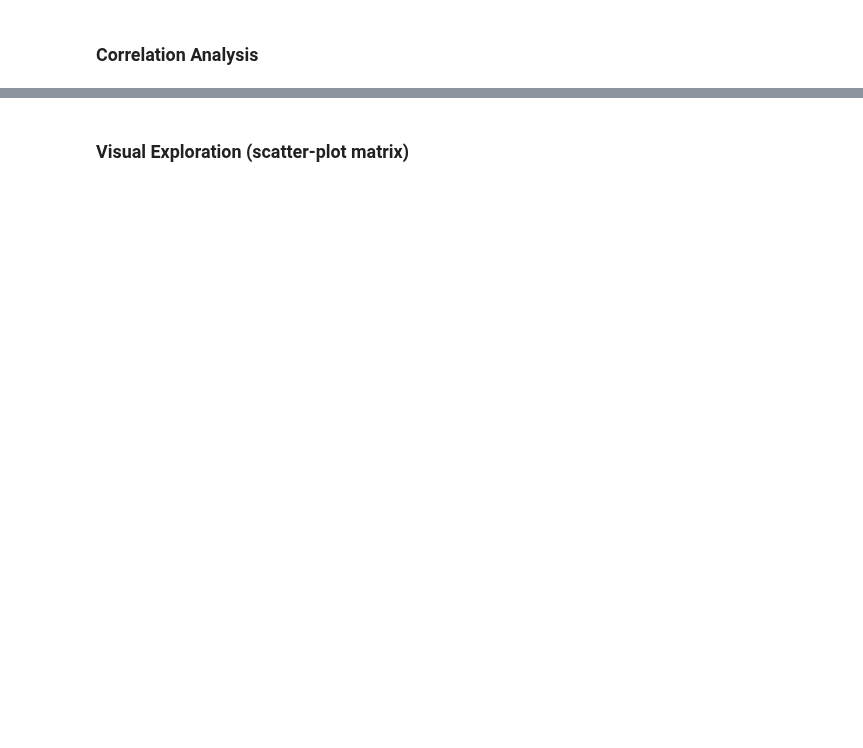
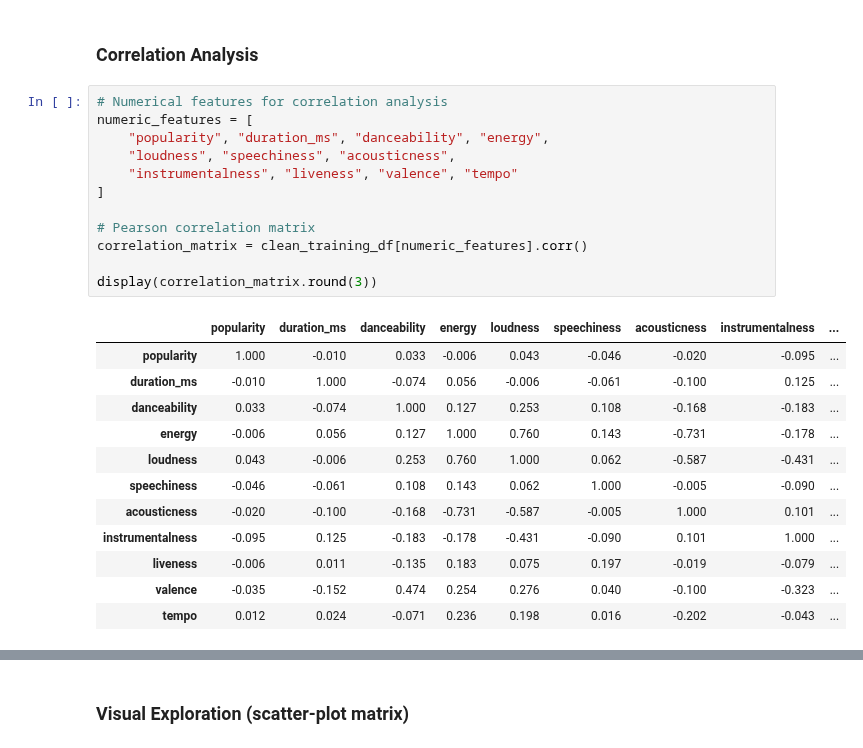
Before and after one commit to alexander-martrain/Song-Data-Mining, a Jupyter notebook: notebooks/project_cluster_cmps451.ipynb, the cells around one changed output, grey strips where cells are left out. Drawn from its saved outputs; the diff is of its cells as text; blank space fills up the shorter version.

```diff
--- a/notebooks/project_cluster_cmps451.ipynb
+++ b/notebooks/project_cluster_cmps451.ipynb
@@ -701,2 +747,27 @@ clean_training_df.loc[
 # %% [markdown]
 ### Correlation Analysis
+# %%
+# Numerical features for correlation analysis
+numeric_features = [
+    "popularity", "duration_ms", "danceability", "energy",
+    "loudness", "speechiness", "acousticness",
+    "instrumentalness", "liveness", "valence", "tempo"
+]
+
+# Pearson correlation matrix
+correlation_matrix = clean_training_df[numeric_features].corr()
+
+display(correlation_matrix.round(3))
+# %% [output]
+|  | popularity | duration_ms | danceability | energy | loudness | speechiness | acousticness | instrumentalness | ... |
+| popularity | 1.000 | -0.010 | 0.033 | -0.006 | 0.043 | -0.046 | -0.020 | -0.095 | ... |
+| duration_ms | -0.010 | 1.000 | -0.074 | 0.056 | -0.006 | -0.061 | -0.100 | 0.125 | ... |
+| danceability | 0.033 | -0.074 | 1.000 | 0.127 | 0.253 | 0.108 | -0.168 | -0.183 | ... |
+| energy | -0.006 | 0.056 | 0.127 | 1.000 | 0.760 | 0.143 | -0.731 | -0.178 | ... |
+| loudness | 0.043 | -0.006 | 0.253 | 0.760 | 1.000 | 0.062 | -0.587 | -0.431 | ... |
+| speechiness | -0.046 | -0.061 | 0.108 | 0.143 | 0.062 | 1.000 | -0.005 | -0.090 | ... |
+| acousticness | -0.020 | -0.100 | -0.168 | -0.731 | -0.587 | -0.005 | 1.000 | 0.101 | ... |
+| instrumentalness | -0.095 | 0.125 | -0.183 | -0.178 | -0.431 | -0.090 | 0.101 | 1.000 | ... |
+| liveness | -0.006 | 0.011 | -0.135 | 0.183 | 0.075 | 0.197 | -0.019 | -0.079 | ... |
+| valence | -0.035 | -0.152 | 0.474 | 0.254 | 0.276 | 0.040 | -0.100 | -0.323 | ... |
+| tempo | 0.012 | 0.024 | -0.071 | 0.236 | 0.198 | 0.016 | -0.202 | -0.043 | ... |
```
Also changed, not shown: parts of 12 cells of this notebook, 2 other files.
